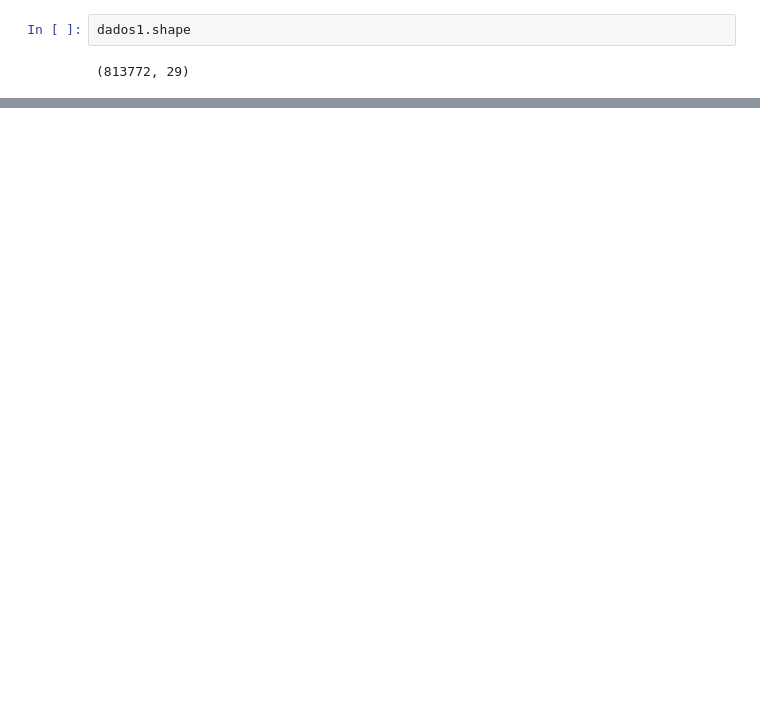
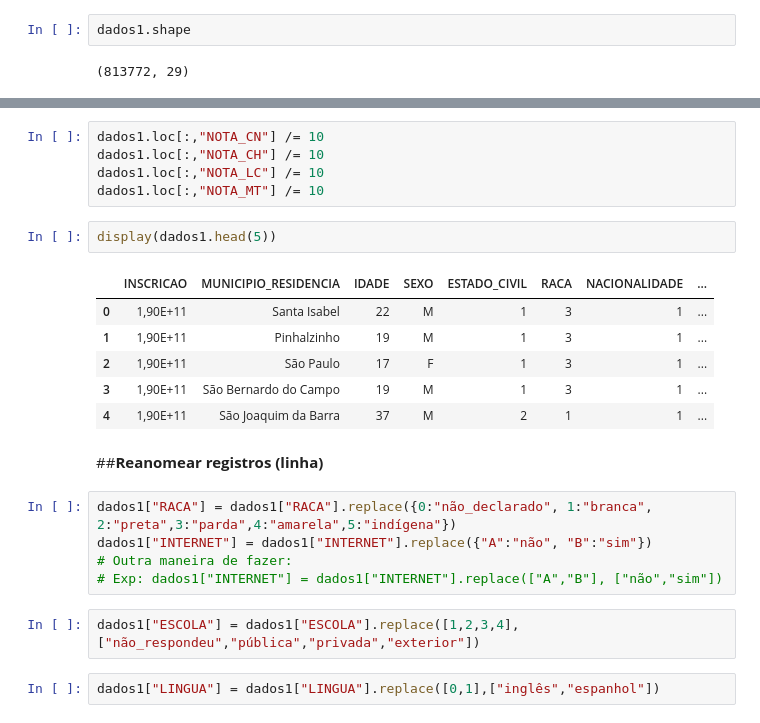
Before and after one commit to mateus-neres/Analise_estatistica_enem_2019, a Jupyter notebook: tratamento_enem_2019.ipynb, the cells around one changed output, grey strips where cells are left out. Drawn from its saved outputs; the diff is of its cells as text; blank space fills up the shorter version.

```diff
--- a/tratamento_enem_2019.ipynb
+++ b/tratamento_enem_2019.ipynb
@@ -56,0 +110,25 @@ dados1.shape
+# %%
+dados1.loc[:,"NOTA_CN"] /= 10
+dados1.loc[:,"NOTA_CH"] /= 10
+dados1.loc[:,"NOTA_LC"] /= 10
+dados1.loc[:,"NOTA_MT"] /= 10
+# %%
+display(dados1.head(5))
+# %% [output]
+|  | INSCRICAO | MUNICIPIO_RESIDENCIA | IDADE | SEXO | ESTADO_CIVIL | RACA | NACIONALIDADE | ... |
+| 0 | 1,90E+11 | Santa Isabel | 22 | M | 1 | 3 | 1 | ... |
+| 1 | 1,90E+11 | Pinhalzinho | 19 | M | 1 | 3 | 1 | ... |
+| 2 | 1,90E+11 | São Paulo | 17 | F | 1 | 3 | 1 | ... |
+| 3 | 1,90E+11 | São Bernardo do Campo | 19 | M | 1 | 3 | 1 | ... |
+| 4 | 1,90E+11 | São Joaquim da Barra | 37 | M | 2 | 1 | 1 | ... |
+# %% [markdown]
+##**Reanomear registros (linha)**
+# %%
+dados1["RACA"] = dados1["RACA"].replace({0:"não_declarado", 1:"branca", 2:"preta",3:"parda",4:"amarela",5:"indígena"})
+dados1["INTERNET"] = dados1["INTERNET"].replace({"A":"não", "B":"sim"})
+# Outra maneira de fazer:
+# Exp: dados1["INTERNET"] = dados1["INTERNET"].replace(["A","B"], ["não","sim"])
+# %%
+dados1["ESCOLA"] = dados1["ESCOLA"].replace([1,2,3,4], ["não_respondeu","pública","privada","exterior"])
+# %%
+dados1["LINGUA"] = dados1["LINGUA"].replace([0,1],["inglês","espanhol"])
```
Also changed, not shown: parts of 16 cells of this notebook.
